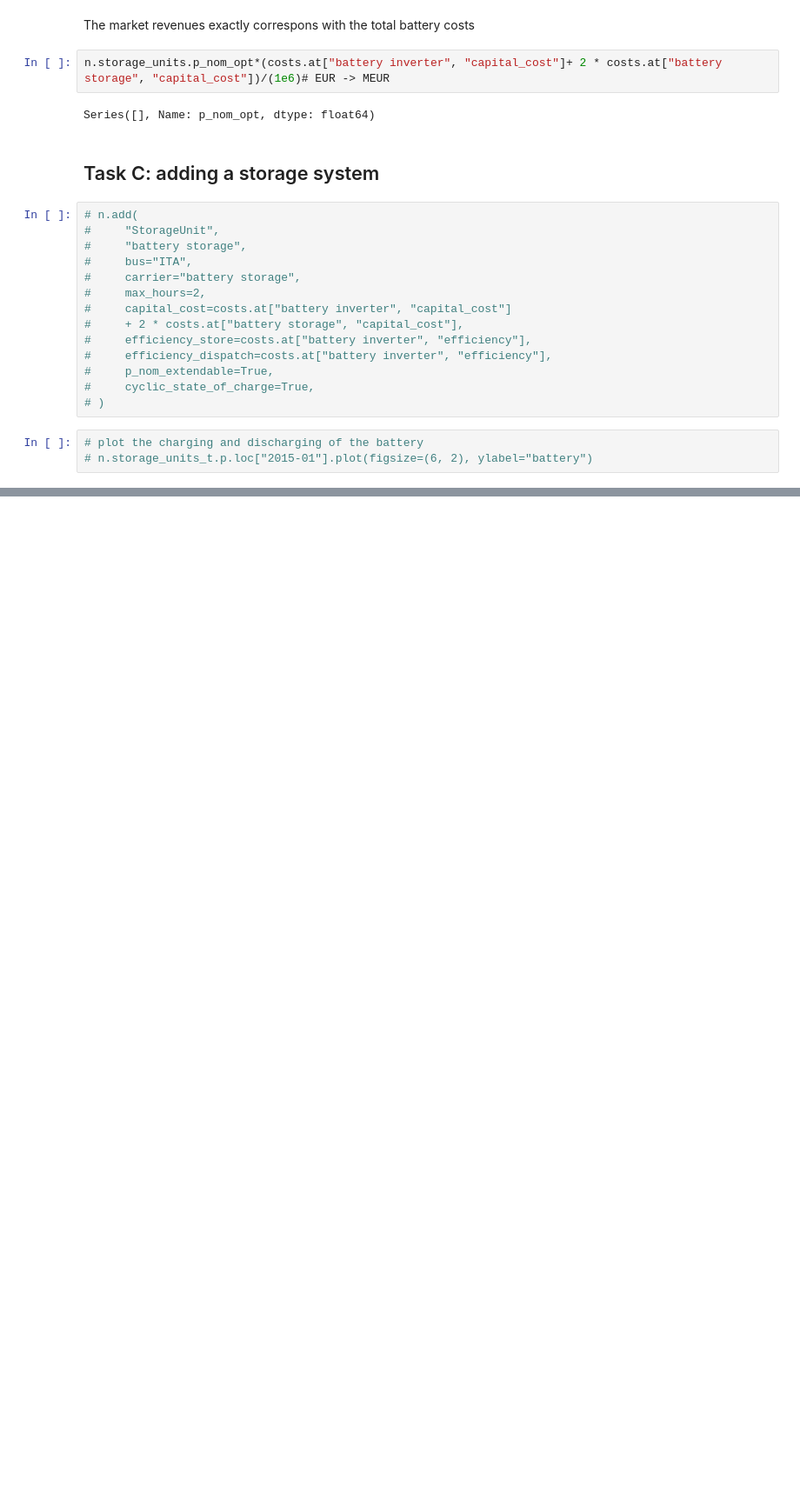
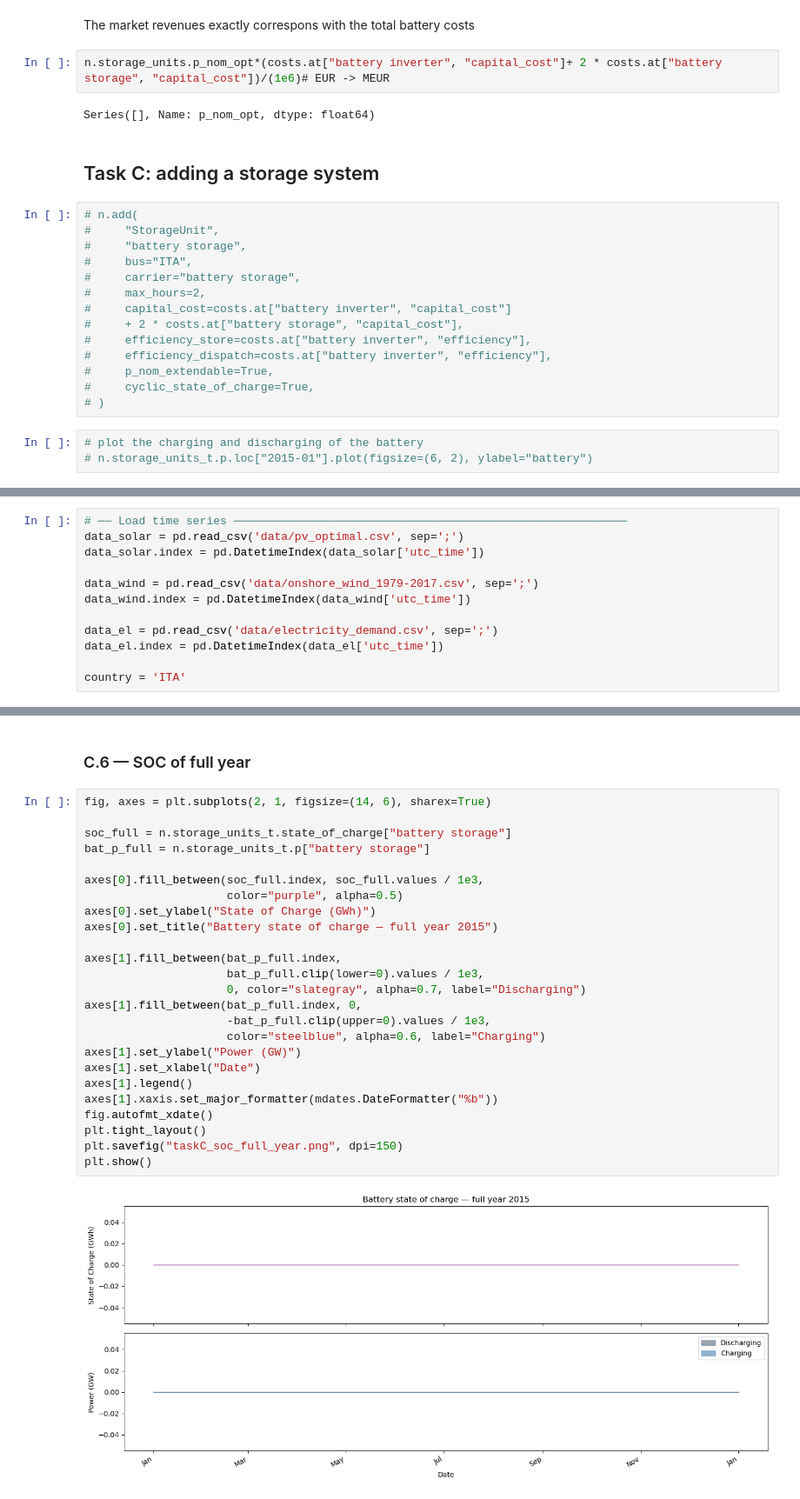
Before and after one commit to kryists/46770-integrated-energy-grids, a Jupyter notebook: taskA.ipynb, the cells around one changed output, grey strips where cells are left out. Shown at 87% size. Cells and saved outputs as stored; diff of their text form; blank space fills up the shorter version.

```diff
--- a/taskA.ipynb
+++ b/taskA.ipynb
@@ -547,0 +581,12 @@ Series([], Name: p_nom_opt, dtype: float64)
+# %%
+# ── Load time series ──────────────────────────────────────────────────────────
+data_solar = pd.read_csv('data/pv_optimal.csv', sep=';')
+data_solar.index = pd.DatetimeIndex(data_solar['utc_time'])
+
+data_wind = pd.read_csv('data/onshore_wind_1979-2017.csv', sep=';')
+data_wind.index = pd.DatetimeIndex(data_wind['utc_time'])
+
+data_el = pd.read_csv('data/electricity_demand.csv', sep=';')
+data_el.index = pd.DatetimeIndex(data_el['utc_time'])
+
+country = 'ITA'
@@ -547,0 +825,29 @@ Series([], Name: p_nom_opt, dtype: float64)
+# %% [markdown]
+### C.6 — SOC of full year
+# %%
+fig, axes = plt.subplots(2, 1, figsize=(14, 6), sharex=True)
+
+soc_full = n.storage_units_t.state_of_charge["battery storage"]
+bat_p_full = n.storage_units_t.p["battery storage"]
+
+axes[0].fill_between(soc_full.index, soc_full.values / 1e3,
+                     color="purple", alpha=0.5)
+axes[0].set_ylabel("State of Charge (GWh)")
+axes[0].set_title("Battery state of charge — full year 2015")
+
+axes[1].fill_between(bat_p_full.index,
+                     bat_p_full.clip(lower=0).values / 1e3,
+                     0, color="slategray", alpha=0.7, label="Discharging")
+axes[1].fill_between(bat_p_full.index, 0,
+                     -bat_p_full.clip(upper=0).values / 1e3,
+                     color="steelblue", alpha=0.6, label="Charging")
+axes[1].set_ylabel("Power (GW)")
+axes[1].set_xlabel("Date")
+axes[1].legend()
+axes[1].xaxis.set_major_formatter(mdates.DateFormatter("%b"))
+fig.autofmt_xdate()
+plt.tight_layout()
+plt.savefig("taskC_soc_full_year.png", dpi=150)
+plt.show()
+# %% [output]
+[figure, added]
```
Also changed, not shown: parts of 20 cells of this notebook, 8 other files.
